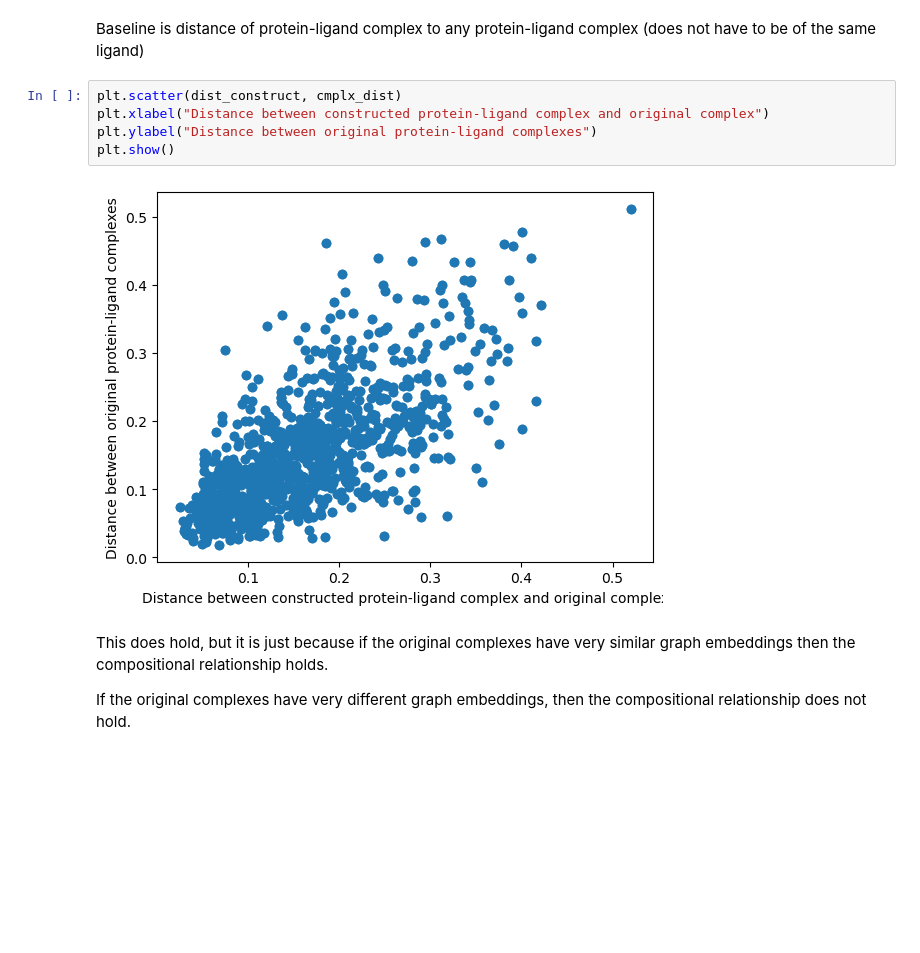
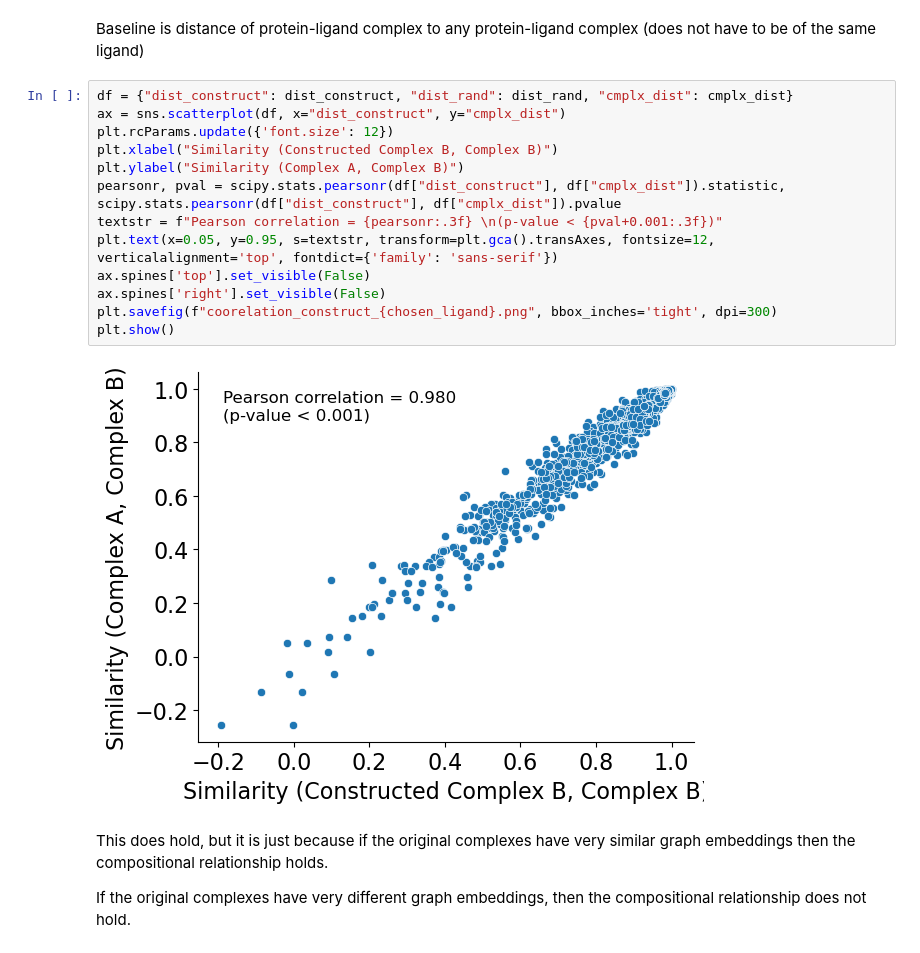
Before and after one commit to mims-harvard/ATOMICA, a Jupyter notebook: case_studies/composition_of_embeddings/can_embeddings_be_composed.ipynb, the cells around one changed output. Drawn from its saved outputs; the diff is of its cells as text; blank space fills up the shorter version.

```diff
--- a/case_studies/composition_of_embeddings/can_embeddings_be_composed.ipynb
+++ b/case_studies/composition_of_embeddings/can_embeddings_be_composed.ipynb
@@ -242,12 +273,20 @@ ks_stat, ks_p
 # %% [markdown]
 Baseline is distance of protein-ligand complex to any protein-ligand complex (does not have to be of the same ligand)
-# %%
-plt.scatter(dist_construct, cmplx_dist)
-plt.xlabel("Distance between constructed protein-ligand complex and original complex")
-plt.ylabel("Distance between original protein-ligand complexes")
-plt.show()
-# %% [output]
-[figure, removed]
+# %%
+df = {"dist_construct": dist_construct, "dist_rand": dist_rand, "cmplx_dist": cmplx_dist}
+ax = sns.scatterplot(df, x="dist_construct", y="cmplx_dist")
+plt.rcParams.update({'font.size': 12})
+plt.xlabel("Similarity (Constructed Complex B, Complex B)")
+plt.ylabel("Similarity (Complex A, Complex B)")
+pearsonr, pval = scipy.stats.pearsonr(df["dist_construct"], df["cmplx_dist"]).statistic, scipy.stats.pearsonr(df["dist_construct"], df["cmplx_dist"]).pvalue
+textstr = f"Pearson correlation = {pearsonr:.3f} \n(p-value < {pval+0.001:.3f})"
+plt.text(x=0.05, y=0.95, s=textstr, transform=plt.gca().transAxes, fontsize=12, verticalalignment='top', fontdict={'family': 'sans-serif'})
+ax.spines['top'].set_visible(False)
+ax.spines['right'].set_visible(False)
+plt.savefig(f"coorelation_construct_{chosen_ligand}.png", bbox_inches='tight', dpi=300)
+plt.show()
+# %% [output]
+[figure, added]
 # %% [markdown]
 This does hold, but it is just because if the original complexes have very similar graph embeddings then the compositional relationship holds.
 
```
Also changed, not shown: parts of 8 cells of this notebook, 4 other files.
